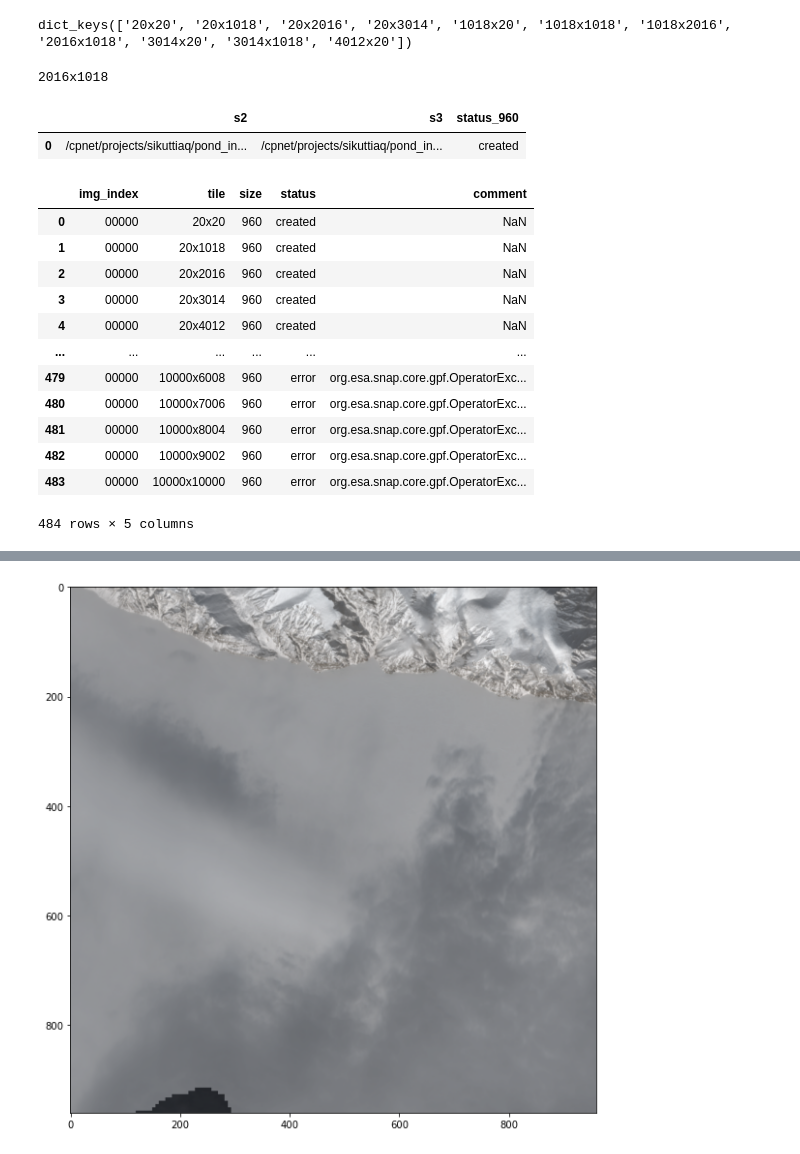
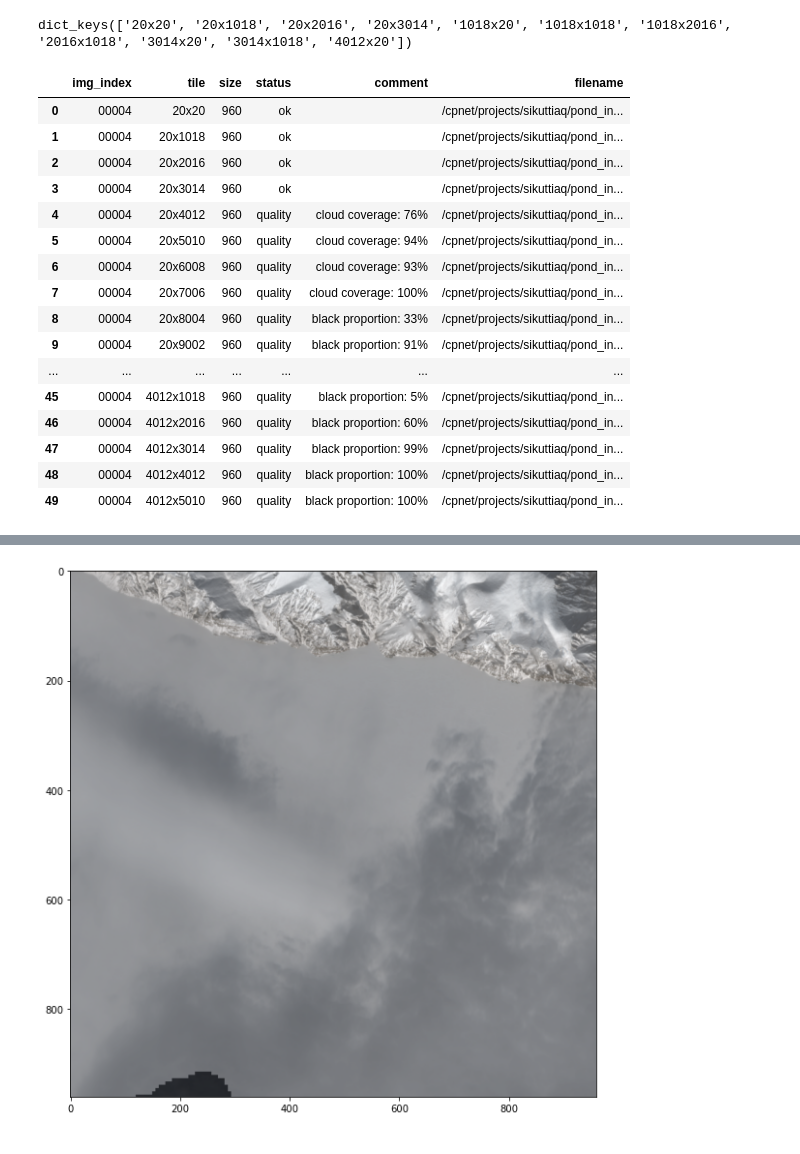
Before and after one commit to ucabcbo/ARISGAN, a Jupyter notebook: preprocessing/snap.ipynb, the cells around one changed output, grey strips where cells are left out. Saved outputs shown, nothing was run; the diff lists cells and outputs as text; code cells hidden in the pictures.

Commit message:
nohup_snap prepared

```diff
--- a/preprocessing/snap.ipynb
+++ b/preprocessing/snap.ipynb
@@ -152,4 +127,4 @@ bandnames = ['B2',
 # %%
-tile_inventory, tile_list, quality_list = snap.cut_tiles(collocated, TILESIZE, IMG_INDEX, row['s2'], PATH_DATA)
+tile_list, quality_list = snap.cut_tiles(collocated, TILESIZE, PAIR_INDEX, PATH_DATA)
 # tile_inventory.head(50)
 # tile_inventory[tile_inventory['status'] == 'ok']
@@ -157,18 +136,4 @@ tile_inventory, tile_list, quality_list = snap.cut_tiles(collocated, TILESIZE, I
 tile_list.keys()
 # %% [output]
 dict_keys(['20x20', '20x1018', '20x2016', '20x3014', '1018x20', '1018x1018', '1018x2016', '2016x1018', '3014x20', '3014x1018', '4012x20'])
-# %%
-# for tilecode in tile_list.keys():
-
-tilecode = '2016x1018'
-
-print(tilecode)
-tile = tile_list[tilecode]
-# stack = None
-# for bandname in bandnames:
-#     print(bandname)
-#     band_data = snap.nparray(tile, bandname)
-# # snap.plot_tile(tile_list[tilecode])
-# %% [output]
-2016x1018
 # %%
@@ -176,24 +141,23 @@ file_inventory.at[IMG_INDEX, f'status_{TILESIZE}'] = 'created'
-# %%
-file_inventory
-# %% [output]
-|  | s2 | s3 | status_960 |
-| 0 | /cpnet/projects/sikuttiaq/pond_in... | /cpnet/projects/sikuttiaq/pond_in... | created |
 # %%
-tile_inventory
+tile_inventory.head(50)
 # %% [output]
-|  | img_index | tile | size | status | comment |
-| 0 | 00000 | 20x20 | 960 | created | NaN |
-| 1 | 00000 | 20x1018 | 960 | created | NaN |
-| 2 | 00000 | 20x2016 | 960 | created | NaN |
-| 3 | 00000 | 20x3014 | 960 | created | NaN |
-| 4 | 00000 | 20x4012 | 960 | created | NaN |
-| ... | ... | ... | ... | ... | ... |
-| 479 | 00000 | 10000x6008 | 960 | error | org.esa.snap.core.gpf.OperatorExc... |
-| 480 | 00000 | 10000x7006 | 960 | error | org.esa.snap.core.gpf.OperatorExc... |
-| 481 | 00000 | 10000x8004 | 960 | error | org.esa.snap.core.gpf.OperatorExc... |
-| 482 | 00000 | 10000x9002 | 960 | error | org.esa.snap.core.gpf.OperatorExc... |
-| 483 | 00000 | 10000x10000 | 960 | error | org.esa.snap.core.gpf.OperatorExc... |
+|  | img_index | tile | size | status | comment | filename |
+| 0 | 00004 | 20x20 | 960 | ok |  | /cpnet/projects/sikuttiaq/pond_in... |
+| 1 | 00004 | 20x1018 | 960 | ok |  | /cpnet/projects/sikuttiaq/pond_in... |
+| 2 | 00004 | 20x2016 | 960 | ok |  | /cpnet/projects/sikuttiaq/pond_in... |
+| 3 | 00004 | 20x3014 | 960 | ok |  | /cpnet/projects/sikuttiaq/pond_in... |
+| 4 | 00004 | 20x4012 | 960 | quality | cloud coverage: 76% | /cpnet/projects/sikuttiaq/pond_in... |
+| 5 | 00004 | 20x5010 | 960 | quality | cloud coverage: 94% | /cpnet/projects/sikuttiaq/pond_in... |
+| 6 | 00004 | 20x6008 | 960 | quality | cloud coverage: 93% | /cpnet/projects/sikuttiaq/pond_in... |
+| 7 | 00004 | 20x7006 | 960 | quality | cloud coverage: 100% | /cpnet/projects/sikuttiaq/pond_in... |
+| 8 | 00004 | 20x8004 | 960 | quality | black proportion: 33% | /cpnet/projects/sikuttiaq/pond_in... |
+| 9 | 00004 | 20x9002 | 960 | quality | black proportion: 91% | /cpnet/projects/sikuttiaq/pond_in... |
+| ... | ... | ... | ... | ... | ... | ... |
+| 45 | 00004 | 4012x1018 | 960 | quality | black proportion: 5% | /cpnet/projects/sikuttiaq/pond_in... |
+| 46 | 00004 | 4012x2016 | 960 | quality | black proportion: 60% | /cpnet/projects/sikuttiaq/pond_in... |
+| 47 | 00004 | 4012x3014 | 960 | quality | black proportion: 99% | /cpnet/projects/sikuttiaq/pond_in... |
+| 48 | 00004 | 4012x4012 | 960 | quality | black proportion: 100% | /cpnet/projects/sikuttiaq/pond_in... |
+| 49 | 00004 | 4012x5010 | 960 | quality | black proportion: 100% | /cpnet/projects/sikuttiaq/pond_in... |
-484 rows × 5 columns
 # %%
 # tile = tile_list[list(tile_list.keys())[15]]
 tile = quality_list['20x4012']
```
Also changed, not shown: parts of 22 cells of this notebook, 4 other files.
